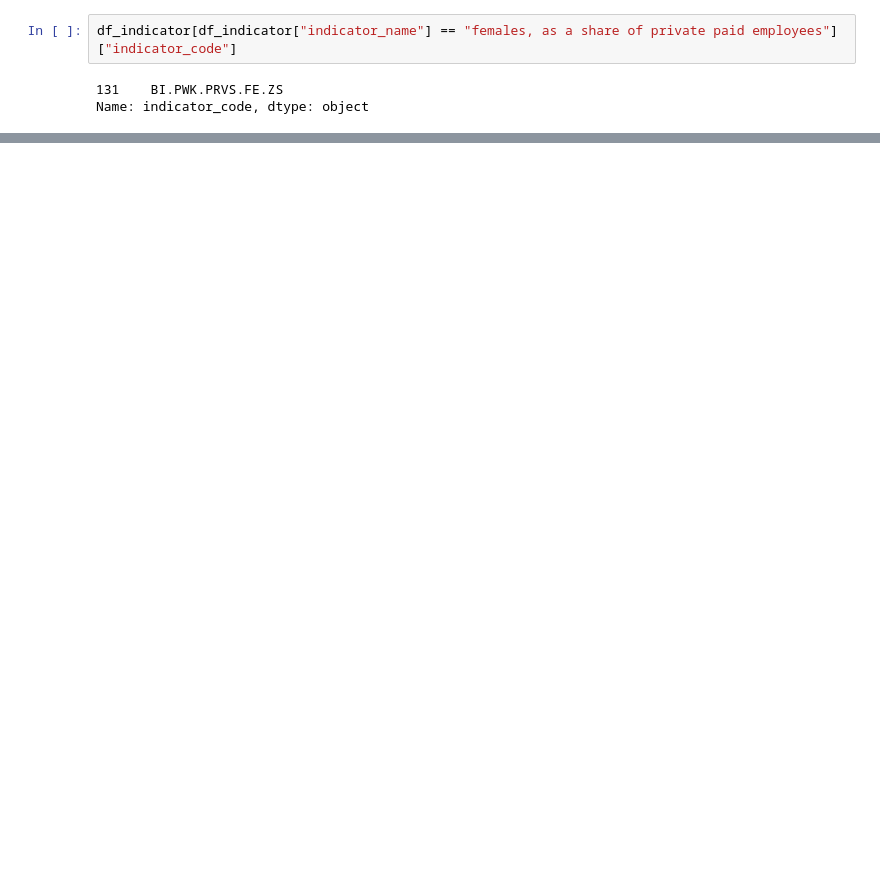
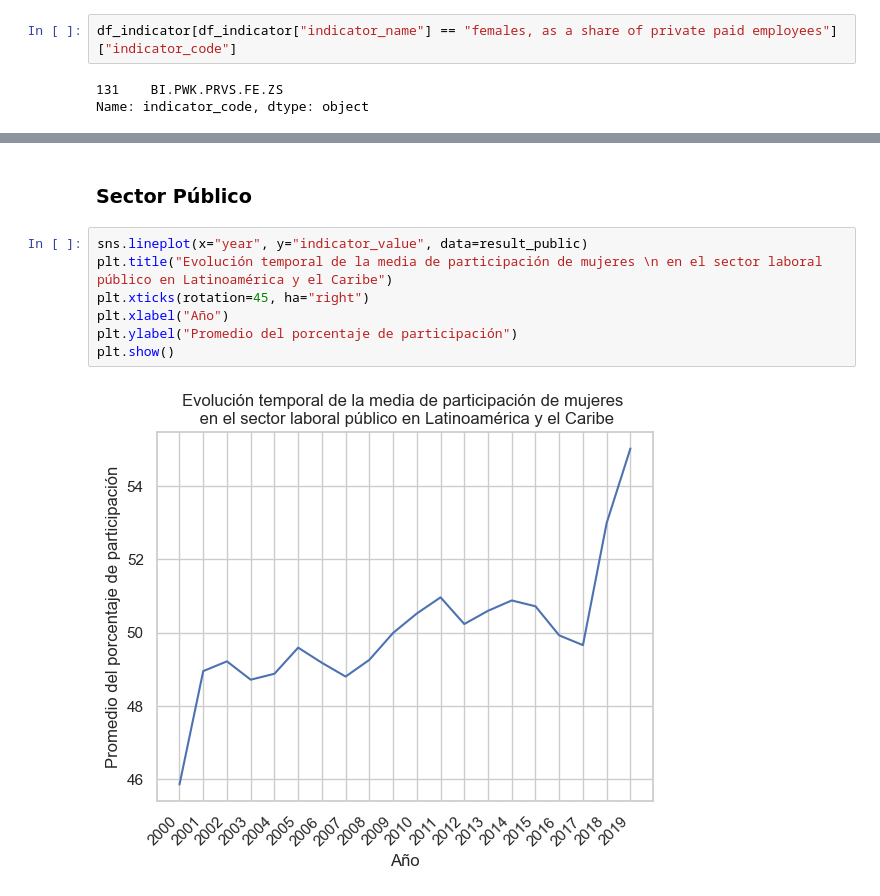
Before and after one commit to AEEM1993/DS_CasoPractico_MOD5, a Jupyter notebook: CasoPractico.ipynb, the cells around one changed output, grey strips where cells are left out. Cells and saved outputs as stored; diff of their text form; blank space fills up the shorter version.

```diff
--- a/CasoPractico.ipynb
+++ b/CasoPractico.ipynb
@@ -131,0 +197,11 @@ Name: indicator_code, dtype: object
+# %% [markdown]
+### Sector Público
+# %%
+sns.lineplot(x="year", y="indicator_value", data=result_public)
+plt.title("Evolución temporal de la media de participación de mujeres \n en el sector laboral público en Latinoamérica y el Caribe")
+plt.xticks(rotation=45, ha="right")
+plt.xlabel("Año")
+plt.ylabel("Promedio del porcentaje de participación")
+plt.show()
+# %% [output]
+[figure, added]
```
Also changed, not shown: parts of 22 cells of this notebook, 1 other file.
